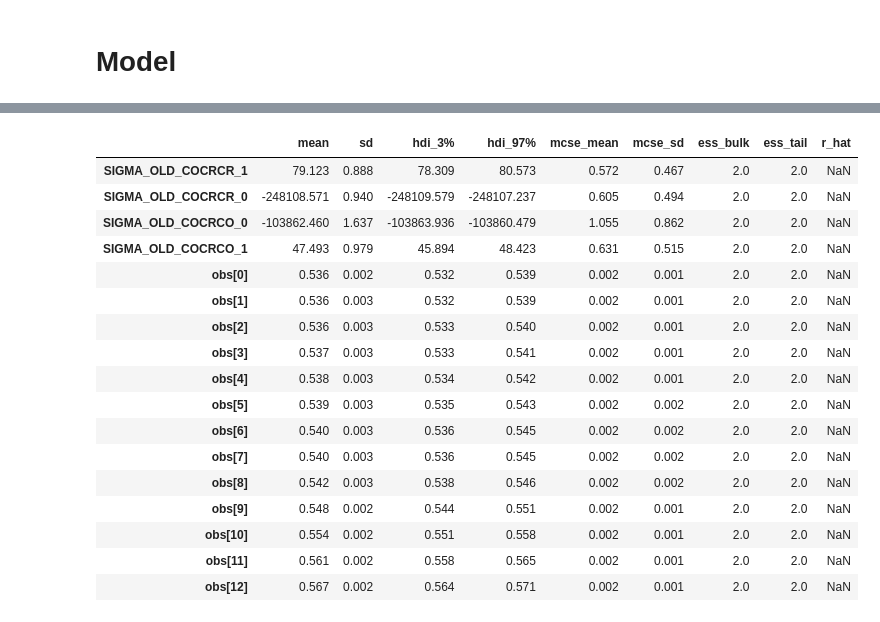
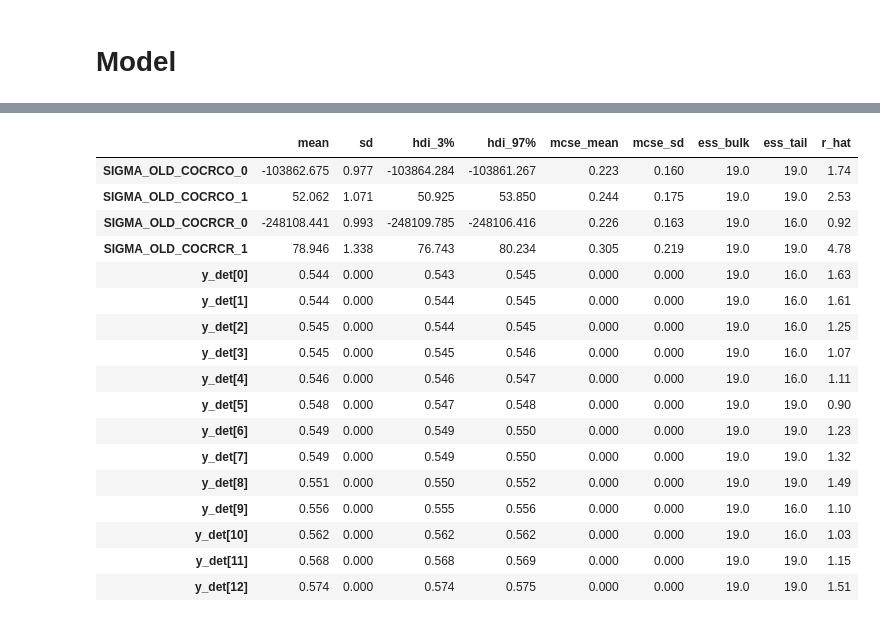
Before and after one commit to elizaveta-mgebrishvili/BF-MCMC, a Jupyter notebook: new_class_test_5point.ipynb, the cells around one changed output, grey strips where cells are left out. Cells and saved outputs as stored; diff of their text form; code cells hidden in the pictures.

```diff
--- a/new_class_test_5point.ipynb
+++ b/new_class_test_5point.ipynb
@@ -176,12 +135,15 @@ class LogLike(pt.Op):
     itypes = [pt.dvector]  # expects a vector of parameter values when called
     otypes = [pt.fvector]  # outputs a single scalar value (the log likelihood)
 
-    def __init__(self, db, conditions, phase, elements):
+    def __init__(self, db, conditions, phase, elements, component, parameters_list):
         self.db_tdb = db
         self.conditions_dict = conditions
         self.phases_list = list(self.db_tdb.phases.keys())
         self.phase_str = phase
         self.elements_list = elements
+        self.component_str = component
+        self.parameters_list = parameters_list
+
         self.y_eqs = []
         self.likelihoods = []
 
@@ -189,23 +151,34 @@ class LogLike(pt.Op):
 
         (theta,) = inputs  # this will contain my variables
 
-        COCRCO_0, COCRCO_1, COCRCR_0, COCRCR_1 = theta
+        # новая версия
+        new_parameters = dict()
 
-        new_parameters = {
-         'SIGMA_OLD_COCRCO_0' : COCRCO_0
-         ,'SIGMA_OLD_COCRCO_1': COCRCO_1
-         ,'SIGMA_OLD_COCRCR_0': COCRCR_0
-         ,'SIGMA_OLD_COCRCR_1': COCRCR_1
-        }
+        for i in range(len(self.parameters_list)):
+            new_parameters[self.parameters_list[i]] = inputs[0][i]
+
+
+        # старая версия
+        # COCRCO_0, COCRCO_1, COCRCR_0, COCRCR_1 = theta
+
+        # new_parameters = {
+        #  'SIGMA_OLD_COCRCO_0' : COCRCO_0
+        #  ,'SIGMA_OLD_COCRCO_1': COCRCO_1
+        #  ,'SIGMA_OLD_COCRCR_0': COCRCR_0
+        #  ,'SIGMA_OLD_COCRCR_1': COCRCR_1
+        # }
+        # print(new_parameters)
+
 
         y_eq = (from_xarray_to_pandas(equilibrium(self.db_tdb
                                             , self.elements_list
                                             , self.phases_list
                                             , self.conditions_dict
                                             , parameters = new_parameters
-                                        ), self.phase_str)['cr_conc']
+                                        ), self.component_str, self.phase_str)['conc']
                 .astype(np.float32)
                 .to_numpy())
+
         outputs[0][0] = y_eq
 # %% [markdown]
 # Model
@@ -214,7 +187,7 @@ pytensor.config.exception_verbosity = 'high'
 
 test_model = pm.Model()
 
-logl = LogLike(db10, conditions, phase, elements)
+logl = LogLike(db10, conditions, phase, elements, component, parameters_list)
 
 with test_model:
     # uniform priors on m and c
@@ -233,8 +206,8 @@ with test_model:
 
     # likelihood_2 = pm.Potential("likelihood", logl(theta))
     # pm.HalfNormal("obs", logl(theta), observed=y_obs)#,
-    obs = pm.Deterministic("obs", logl(theta))
-    y_obs1 = pm.Normal("y_obs1", mu=obs, sigma = 0.001, observed=y_obs)
+    y_det = pm.Deterministic("y_det", logl(theta))
+    y_norm = pm.Normal("y_norm", mu=y_det, sigma = 0.001, observed=y_obs)
     trace = pm.sample(5, tune=5)
     # idata = pm.sample_prior_predictive(samples=5)
 
@@ -262,4 +233,0 @@ Inputs types: [TensorType(float64, (4,))]
-# %%
-# выключила через 30 минут работы
-with test_model:
-    trace = pm.sample(5, tune=5)
@@ -289,3 +245,3 @@ Inference data with groups:
 # %%
-az.summary(idata.prior)
+az.summary(trace.posterior)
 # %% [output]
@@ -293,18 +248,18 @@ arviz - WARNING - Shape validation failed: input_shape: (1, 5), minimum_shape: (
 |  | mean | sd | hdi_3% | hdi_97% | mcse_mean | mcse_sd | ess_bulk | ess_tail | r_hat |
-| SIGMA_OLD_COCRCR_1 | 79.123 | 0.888 | 78.309 | 80.573 | 0.572 | 0.467 | 2.0 | 2.0 | NaN |
-| SIGMA_OLD_COCRCR_0 | -248108.571 | 0.940 | -248109.579 | -248107.237 | 0.605 | 0.494 | 2.0 | 2.0 | NaN |
-| SIGMA_OLD_COCRCO_0 | -103862.460 | 1.637 | -103863.936 | -103860.479 | 1.055 | 0.862 | 2.0 | 2.0 | NaN |
-| SIGMA_OLD_COCRCO_1 | 47.493 | 0.979 | 45.894 | 48.423 | 0.631 | 0.515 | 2.0 | 2.0 | NaN |
-| obs[0] | 0.536 | 0.002 | 0.532 | 0.539 | 0.002 | 0.001 | 2.0 | 2.0 | NaN |
-| obs[1] | 0.536 | 0.003 | 0.532 | 0.539 | 0.002 | 0.001 | 2.0 | 2.0 | NaN |
-| obs[2] | 0.536 | 0.003 | 0.533 | 0.540 | 0.002 | 0.001 | 2.0 | 2.0 | NaN |
-| obs[3] | 0.537 | 0.003 | 0.533 | 0.541 | 0.002 | 0.001 | 2.0 | 2.0 | NaN |
-| obs[4] | 0.538 | 0.003 | 0.534 | 0.542 | 0.002 | 0.001 | 2.0 | 2.0 | NaN |
-| obs[5] | 0.539 | 0.003 | 0.535 | 0.543 | 0.002 | 0.002 | 2.0 | 2.0 | NaN |
-| obs[6] | 0.540 | 0.003 | 0.536 | 0.545 | 0.002 | 0.002 | 2.0 | 2.0 | NaN |
-| obs[7] | 0.540 | 0.003 | 0.536 | 0.545 | 0.002 | 0.002 | 2.0 | 2.0 | NaN |
-| obs[8] | 0.542 | 0.003 | 0.538 | 0.546 | 0.002 | 0.002 | 2.0 | 2.0 | NaN |
-| obs[9] | 0.548 | 0.002 | 0.544 | 0.551 | 0.002 | 0.001 | 2.0 | 2.0 | NaN |
-| obs[10] | 0.554 | 0.002 | 0.551 | 0.558 | 0.002 | 0.001 | 2.0 | 2.0 | NaN |
-| obs[11] | 0.561 | 0.002 | 0.558 | 0.565 | 0.002 | 0.001 | 2.0 | 2.0 | NaN |
-| obs[12] | 0.567 | 0.002 | 0.564 | 0.571 | 0.002 | 0.001 | 2.0 | 2.0 | NaN |
+| SIGMA_OLD_COCRCO_0 | -103862.675 | 0.977 | -103864.284 | -103861.267 | 0.223 | 0.160 | 19.0 | 19.0 | 1.74 |
+| SIGMA_OLD_COCRCO_1 | 52.062 | 1.071 | 50.925 | 53.850 | 0.244 | 0.175 | 19.0 | 19.0 | 2.53 |
+| SIGMA_OLD_COCRCR_0 | -248108.441 | 0.993 | -248109.785 | -248106.416 | 0.226 | 0.163 | 19.0 | 16.0 | 0.92 |
+| SIGMA_OLD_COCRCR_1 | 78.946 | 1.338 | 76.743 | 80.234 | 0.305 | 0.219 | 19.0 | 19.0 | 4.78 |
+| y_det[0] | 0.544 | 0.000 | 0.543 | 0.545 | 0.000 | 0.000 | 19.0 | 16.0 | 1.63 |
+| y_det[1] | 0.544 | 0.000 | 0.544 | 0.545 | 0.000 | 0.000 | 19.0 | 16.0 | 1.61 |
+| y_det[2] | 0.545 | 0.000 | 0.544 | 0.545 | 0.000 | 0.000 | 19.0 | 16.0 | 1.25 |
+| y_det[3] | 0.545 | 0.000 | 0.545 | 0.546 | 0.000 | 0.000 | 19.0 | 16.0 | 1.07 |
+| y_det[4] | 0.546 | 0.000 | 0.546 | 0.547 | 0.000 | 0.000 | 19.0 | 16.0 | 1.11 |
+| y_det[5] | 0.548 | 0.000 | 0.547 | 0.548 | 0.000 | 0.000 | 19.0 | 19.0 | 0.90 |
+| y_det[6] | 0.549 | 0.000 | 0.549 | 0.550 | 0.000 | 0.000 | 19.0 | 19.0 | 1.23 |
+| y_det[7] | 0.549 | 0.000 | 0.549 | 0.550 | 0.000 | 0.000 | 19.0 | 19.0 | 1.32 |
+| y_det[8] | 0.551 | 0.000 | 0.550 | 0.552 | 0.000 | 0.000 | 19.0 | 19.0 | 1.49 |
+| y_det[9] | 0.556 | 0.000 | 0.555 | 0.556 | 0.000 | 0.000 | 19.0 | 16.0 | 1.10 |
+| y_det[10] | 0.562 | 0.000 | 0.562 | 0.562 | 0.000 | 0.000 | 19.0 | 16.0 | 1.03 |
+| y_det[11] | 0.568 | 0.000 | 0.568 | 0.569 | 0.000 | 0.000 | 19.0 | 19.0 | 1.15 |
+| y_det[12] | 0.574 | 0.000 | 0.574 | 0.575 | 0.000 | 0.000 | 19.0 | 19.0 | 1.51 |
```
Also changed, not shown: parts of 18 cells of this notebook.
